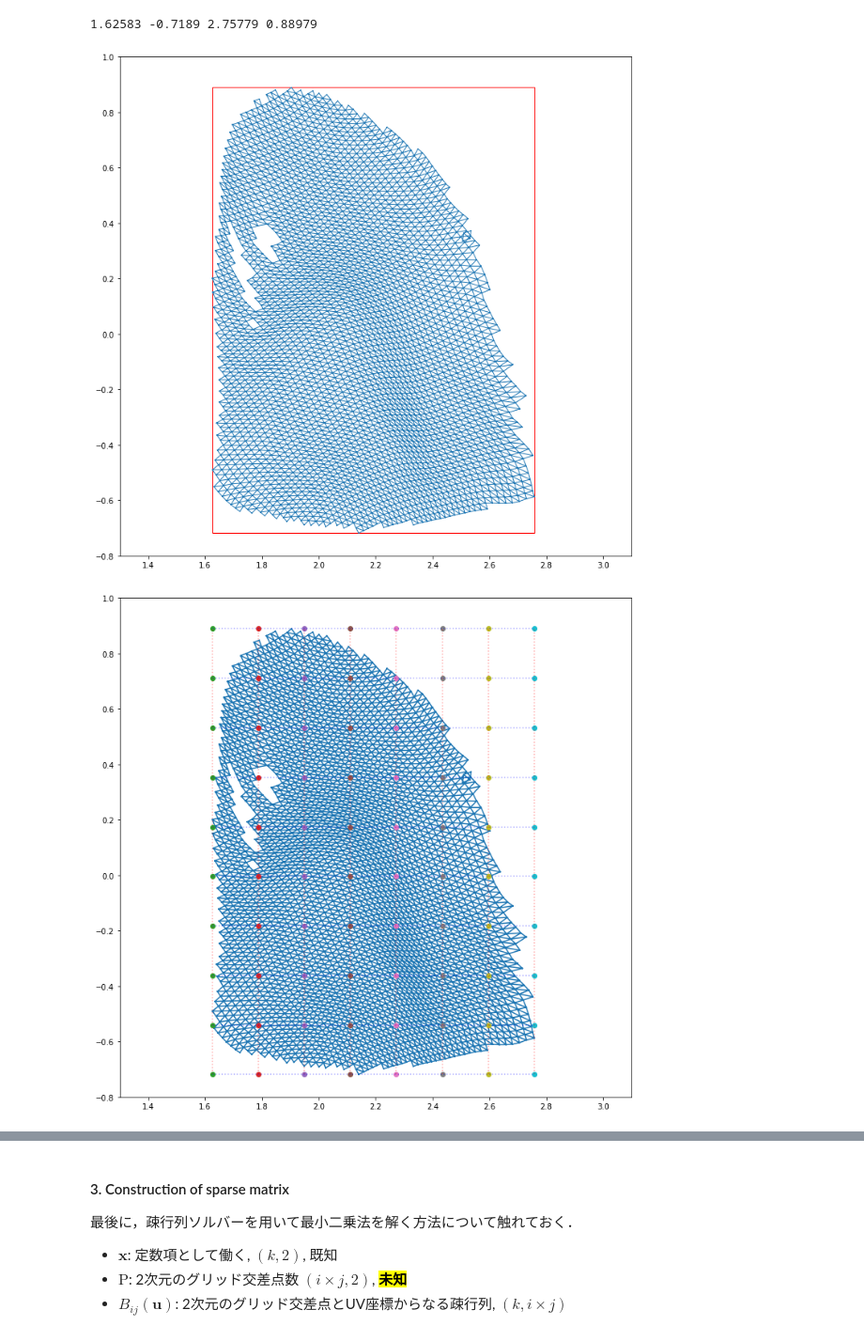
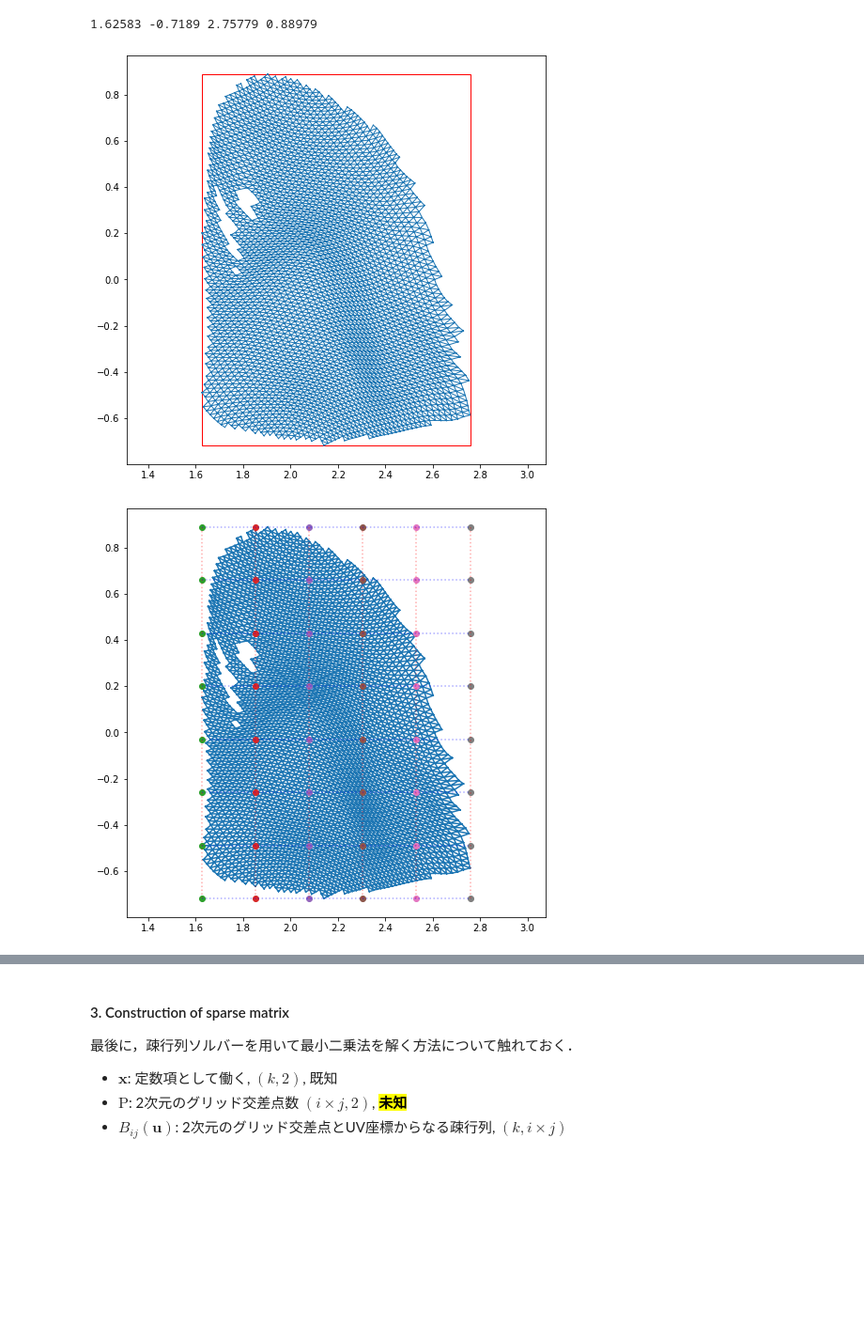
Before and after one commit to stnoh/InverseFFD, a Jupyter notebook: InverseFFD_ver2.ipynb, the cells around one changed output, grey strips where cells are left out. Shown at 94% size. Cells and saved outputs as stored; diff of their text form; code cells hidden in the pictures; blank space fills up the shorter version.

```diff
--- a/InverseFFD_ver2.ipynb
+++ b/InverseFFD_ver2.ipynb
@@ -80,0 +42,9 @@ plt.show()
+# %%
+## load mesh data with libigl
+import numpy as np
+import igl
+
+## load full mesh
+x_full, u_full, _, tri_full, _, _ = igl.read_obj('data/4.obj')
+
+x_full = x_full[:,:2] ## reduce vertex dimension: 3D -> 2D
@@ -91,6 +109,27 @@ plt.show()
 u_min, u_max = np.min(u[:,0]), np.max(u[:,0])
 v_min, v_max = np.min(u[:,1]), np.max(u[:,1])
 
+########################################
+## compute visualization range
+## suppose: vertical > horizontal
+########################################
+percentile = 0.05
+aspect = (u_max-u_min) / (v_max-v_min)
+
+## uv
+eps = percentile * (v_max-v_min)
+v_min_vis = v_min - eps
+v_max_vis = v_max + eps
+u_min_vis = (u_max+u_min)*0.5 - (v_max_vis-v_min_vis)*0.5
+u_max_vis = (u_max+u_min)*0.5 + (v_max_vis-v_min_vis)*0.5
+
+if aspect > 1.0:
+    eps = percentile * (u_max-u_min)
+    u_min_vis = u_min - eps
+    u_max_vis = u_max + eps
+    v_min_vis = (v_max+v_min)*0.5 - (u_max_vis-u_min_vis)*0.5
+    v_max_vis = (v_max+v_min)*0.5 + (u_max_vis-u_min_vis)*0.5
+
 print(u_min, v_min, u_max, v_max)
 # %% [output]
 1.62583 -0.7189 2.75779 0.88979
@@ -98,44 +137,44 @@ print(u_min, v_min, u_max, v_max)
 ## visualize bounding box
 from matplotlib.patches import Rectangle
 
-fig, ax = plt.subplots(figsize=(12,12))
+fig, ax = plt.subplots(figsize=(8,8))
 
-ax.set_xlim([1.3,3.1])
-ax.set_ylim([-0.8,1.0])
+ax.set_xlim([u_min_vis, u_max_vis])
+ax.set_ylim([v_min_vis, v_max_vis])
 ax.triplot(u[:,0], u[:,1], tri, linewidth=1.0)
 
 ax.add_patch(Rectangle((u_min, v_min), u_max-u_min, v_max-v_min, edgecolor='red', fill=False))
 
 plt.show()
 # %% [output]
-[figure, old version]
+[figure, new version]
 # %%
 ## subdivide bounding box
 ## [TEMPORARY] just use fixed number of grid points
-B_i = np.linspace(u_min, u_max, num=8)
-B_j = np.linspace(v_min, v_max, num=10)
+B_i = np.linspace(u_min, u_max, num=6)
+B_j = np.linspace(v_min, v_max, num=8)
 
 B_ix, B_jy = np.meshgrid(B_i, B_j)
 # %%
 ## visualize bounding box
 from matplotlib.patches import Rectangle
 
-fig, ax = plt.subplots(figsize=(12,12))
+fig, ax = plt.subplots(figsize=(8,8))
 
-ax.set_xlim([1.3,3.1])
-ax.set_ylim([-0.8,1.0])
+ax.set_xlim([u_min_vis, u_max_vis])
+ax.set_ylim([v_min_vis, v_max_vis])
 
 ax.triplot(u[:,0], u[:,1], tri)
 
 ## grid points
 ax.plot(B_ix, B_jy, 'o')
 
 ## draw lines between grid points
 for Bx in B_i:
     plt.plot([Bx, Bx], [B_j[0], B_j[-1]], color='red', alpha=.33, linestyle=':')
 for By in B_j:
     plt.plot([B_i[0], B_i[-1]], [By, By], color='blue', alpha=.33, linestyle=':')
 
 plt.show()
 # %% [output]
-[figure, old version]
+[figure, new version]
```
Also changed, not shown: parts of 18 cells of this notebook, 1 other file.
